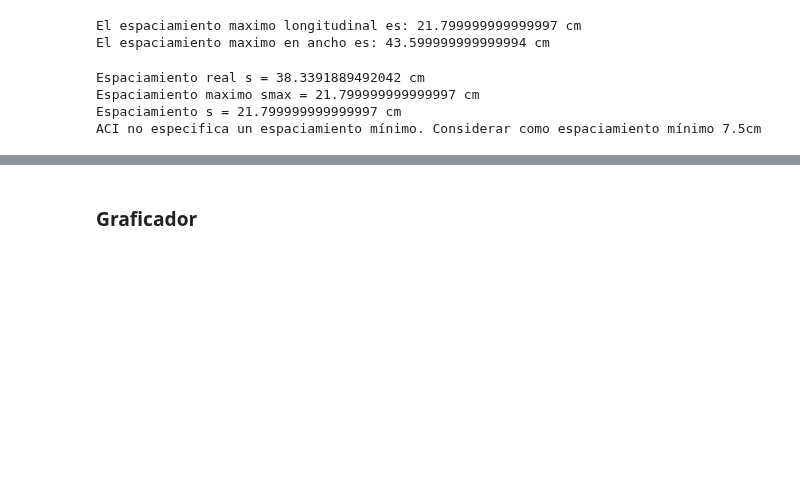
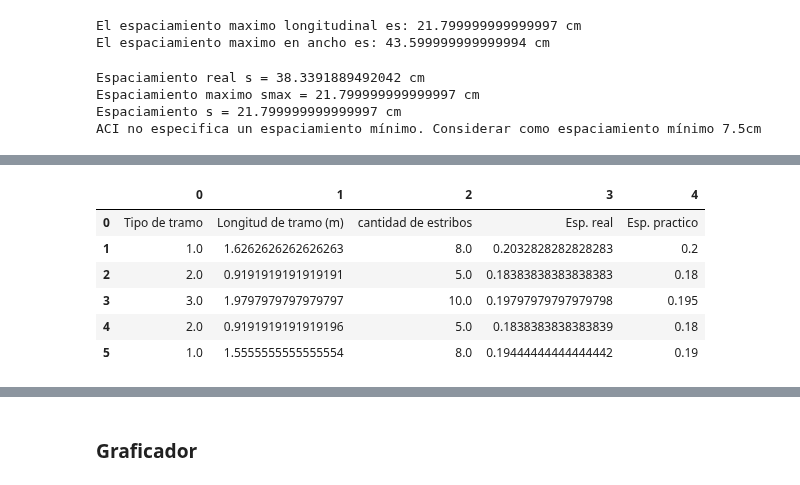
Before and after one commit to NicoJat/Main-codes, a Jupyter notebook: Hormigon/vigas/Diseño_Corte.ipynb, the cells around one changed output, grey strips where cells are left out. Drawn from its saved outputs; the diff is of its cells as text; code cells hidden in the pictures; blank space fills up the shorter version.

```diff
--- a/Hormigon/vigas/Diseño_Corte.ipynb
+++ b/Hormigon/vigas/Diseño_Corte.ipynb
@@ -76,14 +76,15 @@ import VigaContinua as VC
 # VigaB(Elasticidad, Inercia, Longitud) por cada tramo
 E = 2000000 #T/m2
 I = 3.6e-3 #m4
-Tramo = [VC.VigaB(E, I, 7)]
+Longitud_vano = 7 #m
+Tramo = [VC.VigaB(E, I, Longitud_vano)]
 
 
 #Cargas en cada tramo
 #q = CargaDistribuida(valor, inicio, longitud), el inicio es respecto al nudo izq. del tramo
 #P = CargaPuntual(valor, posición), la posición es respecto al nudo izq. del tramo
 #M = MomentoConcentrado(valor, posición), la posición es respecto al nudo izq. del tramo
-q1 = VC.CargaDistribuida(5, 0, 7)
+q1 = VC.CargaDistribuida(5, 0, Longitud_vano)
 
 
 cargas = [
@@ -308,0 +261,85 @@ display(pd.DataFrame(RefuerzoCortante2))
+# %%
+#Requerimientos Sismicos:
+
+dvar = 1.4 #cm
+fy = 4200 #kgf/cm2
+if fy == 4200:
+    s_sismico = np.min((d/4, 15, 6*dvar)) #cm
+elif fy == 5600:
+    s_sismico = np.min((d/4, 15, 5*dvar)) #cm
+
+# En el tramo en donde no se necesitan estribos dada la resistencia del hormigón, se utiliza como mínimo
+# un espaciamiento de d/2
+s_nrq = d/2
+espaciamiento_sismico = np.zeros((3,3))
+x_sismico = 2*h/100
+x_nnc_sismico = Longitud_vano - (2*x_sismico)
+n1_est_sism = x_sismico*100/s_sismico
+n2_est_sism = x_nnc_sismico*100/s_nrq
+
+espaciamiento_sismico[0,0] = x_sismico
+espaciamiento_sismico[1,0] = x_nnc_sismico
+espaciamiento_sismico[2,0] = x_sismico
+
+espaciamiento_sismico[0,1] = s_sismico
+espaciamiento_sismico[1,1] = s_nrq
+espaciamiento_sismico[2,1] = s_sismico
+
+espaciamiento_sismico[0,2] = np.ceil(n1_est_sism)
+espaciamiento_sismico[1,2] = np.ceil(n2_est_sism)
+espaciamiento_sismico[2,2] = np.ceil(n1_est_sism)
+
+# Títulos de las columnas
+titulos1 = np.array([['Longitud de tramo (m)', 'Esp. real', 'cantidad de estribos',]])
+espaciamiento_sismico = np.concatenate((titulos1, espaciamiento_sismico), axis=0)
+
+
+refcol1 = []
+filas = []
+ultrefcol2 = None
+for fila in RefuerzoCortante1:
+    refcol2 = fila[1]
+
+    # Compara con el último valor de la columna 2
+    if refcol2 != ultrefcol2:
+        refcol1.append(fila[0])
+        filas.append(fila[1])
+        ultrefcol2 = refcol2
+
+refcol1.append(X[-1])
+refcol1 = np.array(refcol1, dtype=float)
+filas = np.array(filas, dtype=float)
+sector_cort = np.diff(refcol1)
+RefuerzoCortante2 = np.concatenate((filas.reshape(-1, 1), sector_cort.reshape(-1, 1)), axis=1)
+
+columna_ceros = np.zeros(RefuerzoCortante2.shape[0]).reshape(-1, 1)
+RefuerzoCortante2 = np.concatenate((RefuerzoCortante2, columna_ceros), axis=1)
+
+
+for i in range(len(refcol1)-1):
+    if RefuerzoCortante2[i,0] == 1:
+        espaciamiento1 = np.ceil(sector_cort[i]/(s*0.01))
+        RefuerzoCortante2[i,2] = espaciamiento1
+    elif RefuerzoCortante2[i,0] == 2:
+        espaciamiento2 = np.ceil(sector_cort[i]/(smax_l*0.01))
+        RefuerzoCortante2[i,2] = espaciamiento2
+    elif RefuerzoCortante2[i,0] == 3:
+        espaciamiento3 = np.ceil(sector_cort[i]/(smax_l*0.01))
+        RefuerzoCortante2[i,2] = espaciamiento3
+
+
+espaciamiento_final = sector_cort / RefuerzoCortante2[:,2]
+RefuerzoCortante2 = np.concatenate((RefuerzoCortante2, espaciamiento_final.reshape(-1, 1)), axis=1)
+
+
+espaciamiento_final_simplified = np.floor(np.round(sector_cort / RefuerzoCortante2[:,2], 3) / 0.005) * 0.005
+RefuerzoCortante2 = np.concatenate((RefuerzoCortante2, espaciamiento_final_simplified.reshape(-1, 1)), axis=1)
+
+# Títulos de las columnas
+titulos = np.array([['Tipo de tramo', 'Longitud de tramo (m)', 'cantidad de estribos', 'Esp. real', 'Esp. practico']])
+RefuerzoCortante2 = np.concatenate((titulos, RefuerzoCortante2), axis=0)
+print('Distribución de estribos según cargas')
+display(pd.DataFrame(RefuerzoCortante2))
+print('Distribución de estribos con requerimientos sismicos')
+display(pd.DataFrame(espaciamiento_sismico))
+# %% [output]
@@ -308,0 +347,7 @@ display(pd.DataFrame(RefuerzoCortante2))
+|  | 0 | 1 | 2 | 3 | 4 |
+| 0 | Tipo de tramo | Longitud de tramo (m) | cantidad de estribos | Esp. real | Esp. practico |
+| 1 | 1.0 | 1.6262626262626263 | 8.0 | 0.2032828282828283 | 0.2 |
+| 2 | 2.0 | 0.9191919191919191 | 5.0 | 0.18383838383838383 | 0.18 |
+| 3 | 3.0 | 1.9797979797979797 | 10.0 | 0.19797979797979798 | 0.195 |
+| 4 | 2.0 | 0.9191919191919196 | 5.0 | 0.1838383838383839 | 0.18 |
+| 5 | 1.0 | 1.5555555555555554 | 8.0 | 0.19444444444444442 | 0.19 |
```
Also changed, not shown: parts of 5 cells of this notebook, 10 other files.
